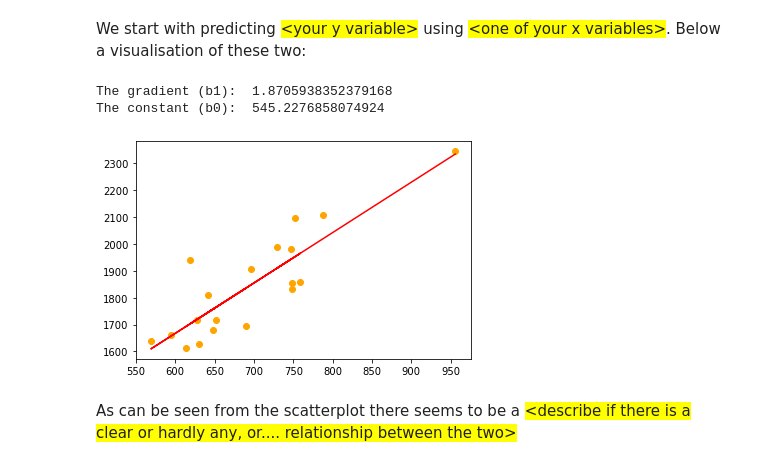
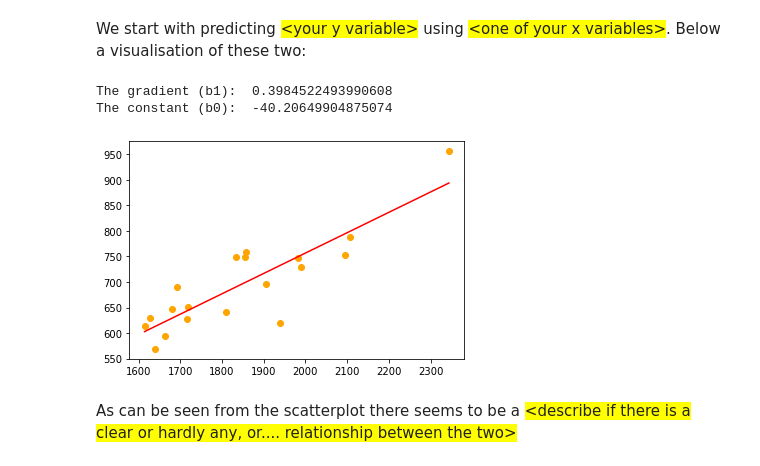
Before and after one commit to stephenpangga/Data-mining-and-statistics, a Jupyter notebook: Week 4/try-assignment/DMS - S4 - Assignment 1 - Template.ipynb, the cells around one changed output. Drawn from its saved outputs; the diff is of its cells as text; code cells hidden in the pictures.

```diff
--- a/Week 4/try-assignment/DMS - S4 - Assignment 1 - Template.ipynb
+++ b/Week 4/try-assignment/DMS - S4 - Assignment 1 - Template.ipynb
@@ -132,27 +132,27 @@ First we are going to look at the predictions using only one of our two x's.
 We start with predicting <span style='background:yellow'>\<your y variable\></span> using <span style='background:yellow'>\<one of your x variables\></span>. Below a visualisation of these two:
 # %%
 #enter code to show scatterplot
-x = basketBallData["FGM"].to_numpy()
-y = basketBallData["PTS"].to_numpy()
+y = basketBallData["FGM"].to_numpy()
+x = basketBallData["PTS"].to_numpy()
 
 sx2 = x.var()
 mxy = np.array(x*y).mean()
 b1=(mxy-x.mean()*y.mean())/sx2
 print("The gradient (b1): ", b1)
 
 b0=y.mean()-b1*x.mean()
 print("The constant (b0): ",b0)
 
 #Prediction
 myPrediction = b0 + b1*x
 
 plt.scatter(x,y, color='Orange')
 plt.plot(x,myPrediction, color='red')
 plt.show()
 # %% [output]
-The gradient (b1):  1.8705938352379168
-The constant (b0):  545.2276858074924
+The gradient (b1):  0.3984522493990608
+The constant (b0):  -40.20649904875074
-[figure, old version]
+[figure, new version]
 # %% [markdown]
 As can be seen from the scatterplot there seems to be a <span style='background:yellow'>\<describe if there is a clear or hardly any, or.... relationship between the two\></span>
 # %% [markdown]
```
Also changed, not shown: parts of 6 cells of this notebook.
